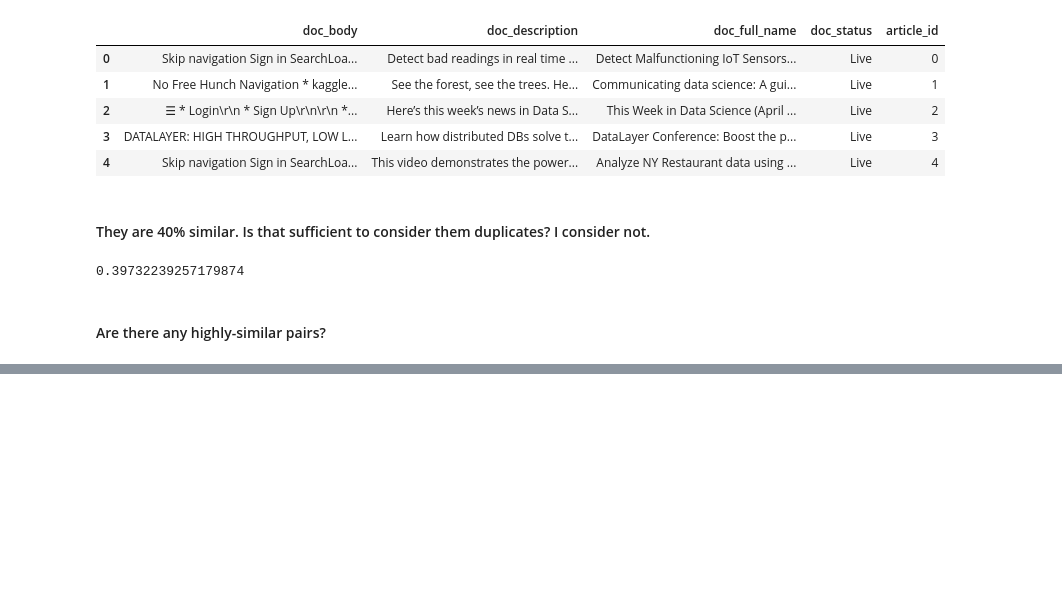
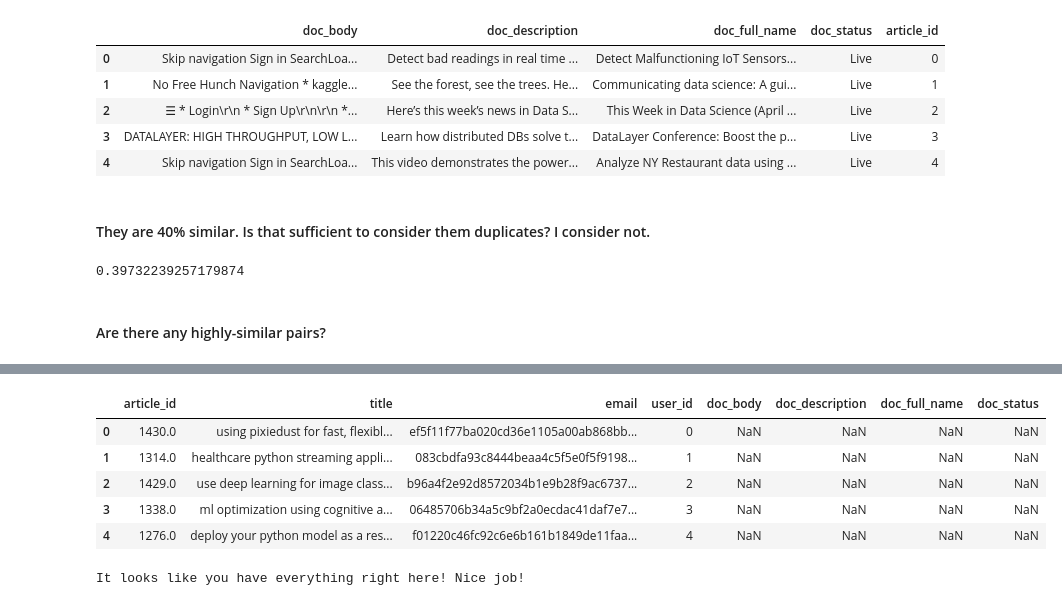
Before and after one commit to bvcmartins/recommendations_IBM, a Jupyter notebook: recommendations.ipynb, the cells around one changed output, grey strips where cells are left out. Saved outputs shown, nothing was run; the diff lists cells and outputs as text; code cells hidden in the pictures; blank space fills up the shorter version.

```diff
--- a/recommendations.ipynb
+++ b/recommendations.ipynb
@@ -34,9 +36,9 @@ pd.set_option('display.width', 1000)
 # %% [markdown]
 #### Load user-item interactions file
 # %%
-df_interaction = pd.read_csv('data/user-item-interactions.csv')
-df_interaction.drop('Unnamed: 0', axis=1, inplace=True)
-df_interaction.head()
+df = pd.read_csv('data/user-item-interactions.csv')
+df.drop('Unnamed: 0', axis=1, inplace=True)
+df.head()
 # %% [output]
 |  | article_id | title | email |
 | 0 | 1430.0 | using pixiedust for fast, flexibl... | ef5f11f77ba020cd36e1105a00ab868bb... |
@@ -111 +109,3 @@ df_interaction_clean = df_interaction.dropna()
+# %%
+df.dropna(inplace=True)
 # %% [markdown]
@@ -182,0 +226,5 @@ SequenceMatcher(None, df_content.doc_body[0], df_content.doc_body[4]).ratio()
+# %%
+df_merge = df.merge(df_content, left_on='article_id', right_on='article_id', how='left')
+display(df_merge.isnull().values.any())
+unique_articles = df_merge.article_id.unique().shape[0]
+unique_articles
@@ -182,0 +273,9 @@ SequenceMatcher(None, df_content.doc_body[0], df_content.doc_body[4]).ratio()
+# %%
+df_merge.head()
+# %% [output]
+|  | article_id | title | email | user_id | doc_body | doc_description | doc_full_name | doc_status |
+| 0 | 1430.0 | using pixiedust for fast, flexibl... | ef5f11f77ba020cd36e1105a00ab868bb... | 0 | NaN | NaN | NaN | NaN |
+| 1 | 1314.0 | healthcare python streaming appli... | 083cbdfa93c8444beaa4c5f5e0f5f9198... | 1 | NaN | NaN | NaN | NaN |
+| 2 | 1429.0 | use deep learning for image class... | b96a4f2e92d8572034b1e9b28f9ac6737... | 2 | NaN | NaN | NaN | NaN |
+| 3 | 1338.0 | ml optimization using cognitive a... | 06485706b34a5c9bf2a0ecdac41daf7e7... | 3 | NaN | NaN | NaN | NaN |
+| 4 | 1276.0 | deploy your python model as a res... | f01220c46fc92c6e6b161b1849de11faa... | 4 | NaN | NaN | NaN | NaN |
@@ -182,0 +285,20 @@ SequenceMatcher(None, df_content.doc_body[0], df_content.doc_body[4]).ratio()
+# %%
+## If you stored all your results in the variable names above,
+## you shouldn't need to change anything in this cell
+
+
+sol_1_dict = {
+    '`50% of individuals have _____ or fewer interactions.`': median_val,
+    '`The total number of user-article interactions in the dataset is ______.`': user_article_interactions,
+    '`The maximum number of user-article interactions by any 1 user is ______.`': max_views_by_user,
+    '`The most viewed article in the dataset was viewed _____ times.`': max_views,
+    '`The article_id of the most viewed article is ______.`': most_viewed_article_id,
+    '`The number of unique articles that have at least 1 rating ______.`': unique_articles,
+    '`The number of unique users in the dataset is ______`': unique_users,
+    '`The number of unique articles on the IBM platform`': total_articles
+}
+
+# Test your dictionary against the solution
+t.sol_1_test(sol_1_dict)
+# %% [output]
+It looks like you have everything right here! Nice job!
```
Also changed, not shown: parts of 26 cells of this notebook, 1 other file.
